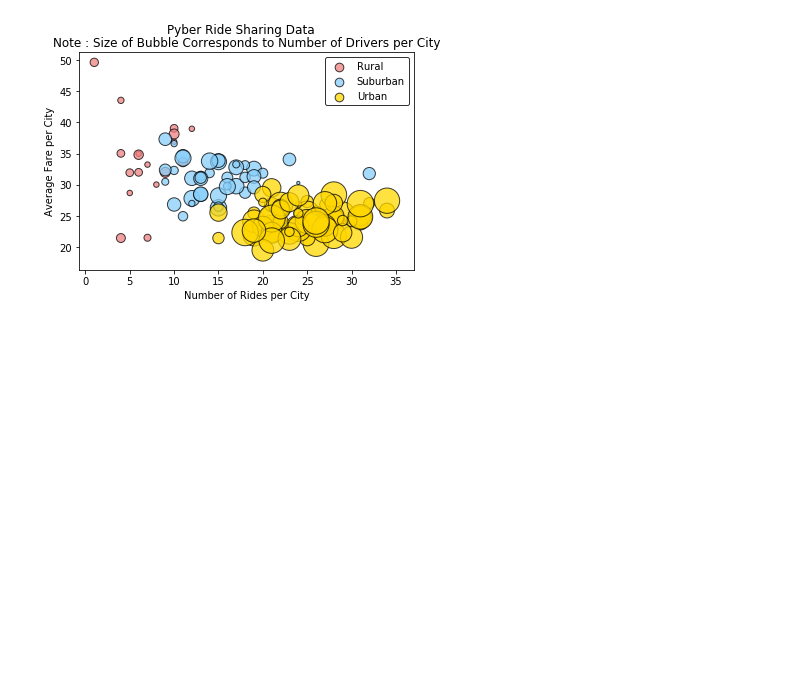
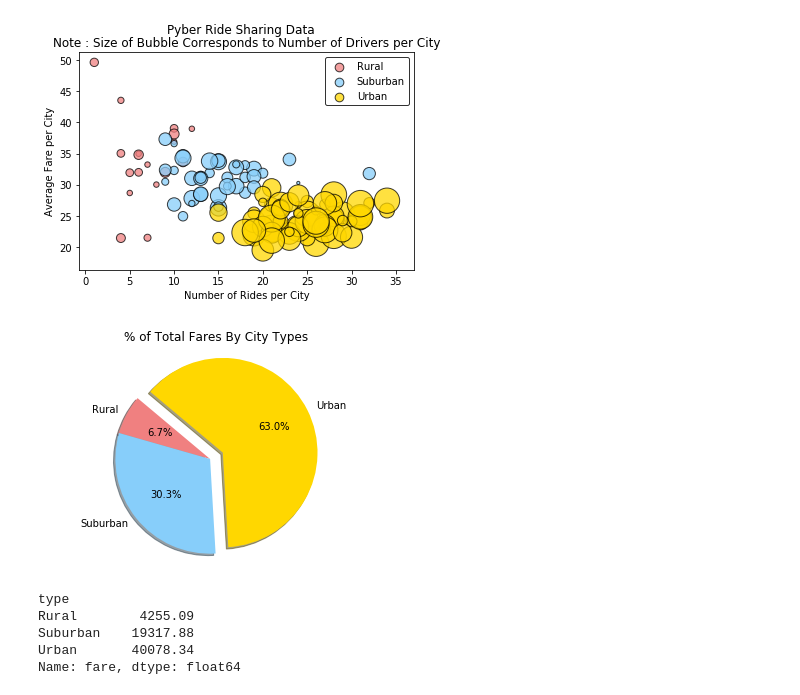
Before and after one commit to gayatripingale/Homework, a Jupyter notebook: Matplotlib/Pyber_RideSharing_Matplotlib.ipynb, the cells around one changed output. Drawn from its saved outputs; the diff is of its cells as text; code cells hidden in the pictures; blank space fills up the shorter version.

Commit message:
Adding Scatter plot and one Pie plot

```diff
--- a/Matplotlib/Pyber_RideSharing_Matplotlib.ipynb
+++ b/Matplotlib/Pyber_RideSharing_Matplotlib.ipynb
@@ -145,0 +156,26 @@ plt.show()
+# %%
+# Pie plots for: % of Total Fares by City Type
+
+# Calculate Total Fare by City Type
+total_fare = merged_df.groupby(['type']).fare.sum()
+# Labels for the sections of our pie chart
+labels = ["Rural","Suburban","Urban" ]
+# The colors of each section of the pie chart
+colors = ["lightcoral","lightskyblue","Gold"]
+explode = (0,0,0.15
+    )
+plt.title("% of Total Fares By City Types")
+plt.pie(total_fare, explode=explode, labels=labels, colors=colors, autopct="%1.1f%%",shadow=True, startangle=140)
+plt.axis("equal")
+plt.savefig
+plt.show()
+# %% [output]
+[figure, added]
+# %%
+total_fare.head()
+# %% [output]
+type
+Rural        4255.09
+Suburban    19317.88
+Urban       40078.34
+Name: fare, dtype: float64
```
Also changed, not shown: parts of 10 cells of this notebook, 1 other file.
